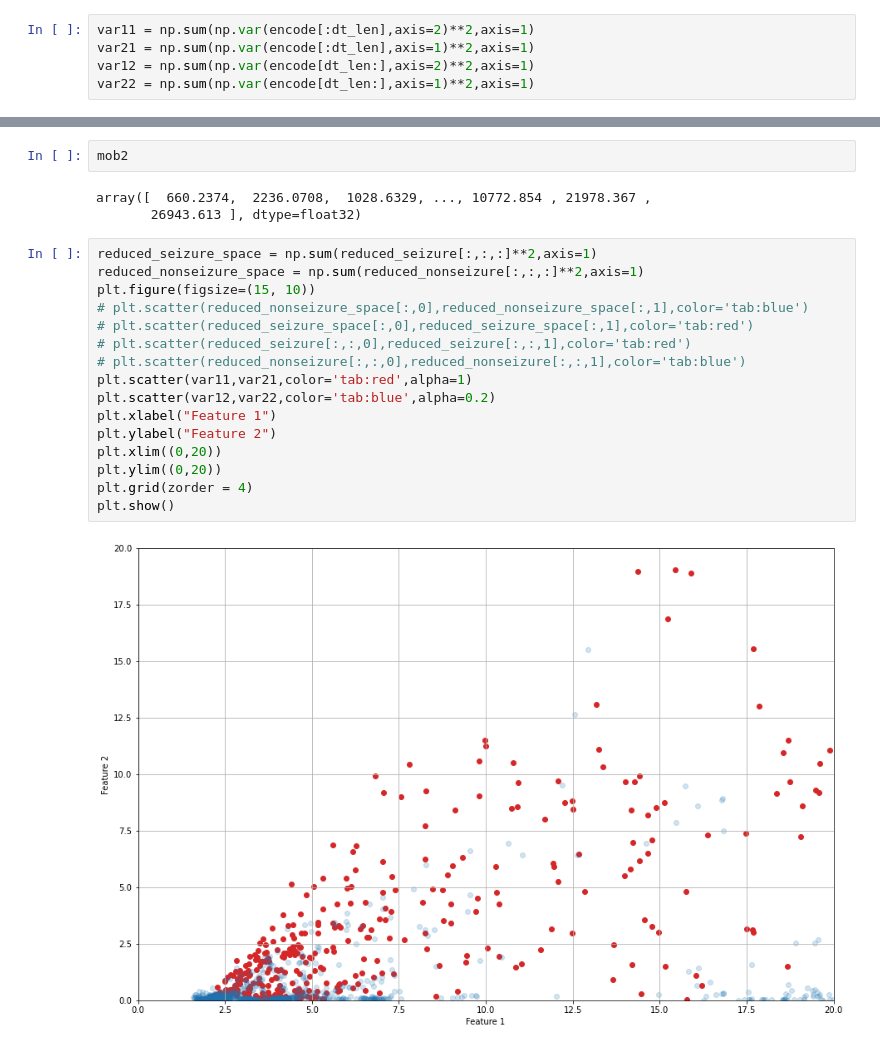
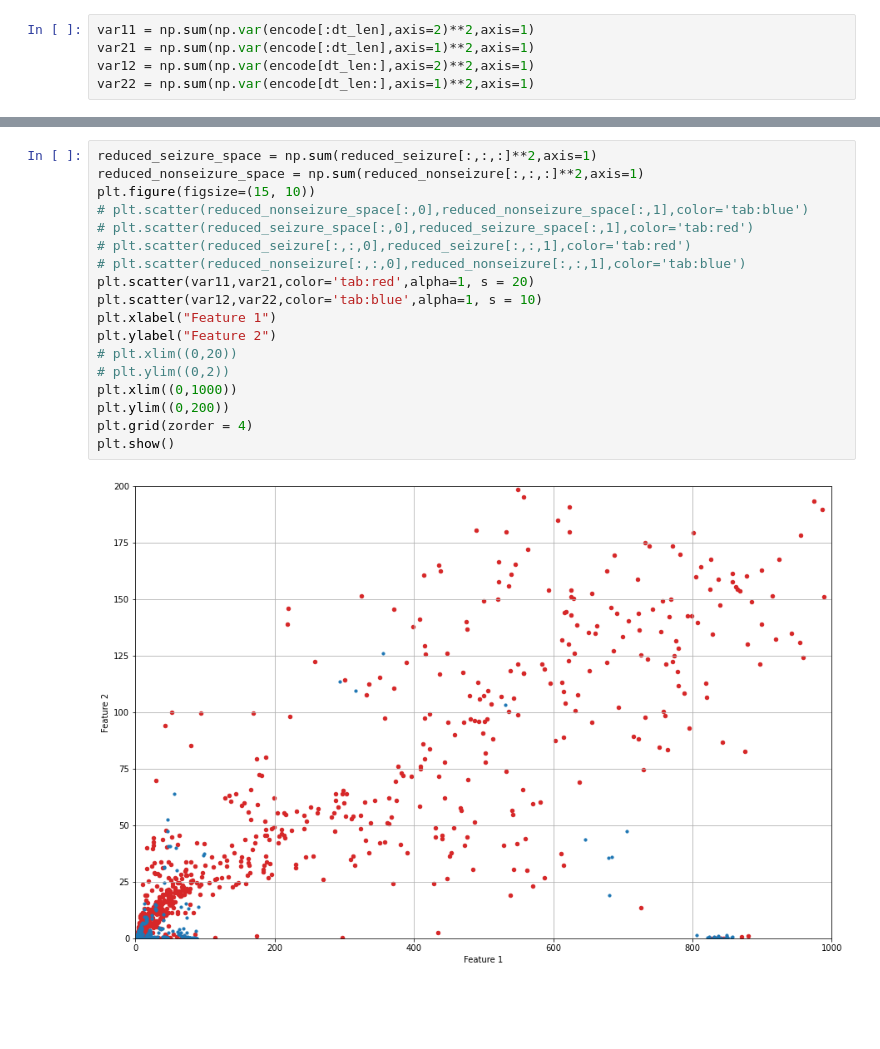
Before and after one commit to sirrus98/ieeg_toy_template, a Jupyter notebook: autoencoder_test.ipynb, the cells around one changed output, grey strips where cells are left out. Cells and saved outputs as stored; diff of their text form; blank space fills up the shorter version.

```diff
--- a/autoencoder_test.ipynb
+++ b/autoencoder_test.ipynb
@@ -263,23 +248,20 @@ array([ 416.17206, 1418.74   , 1225.3008 , ...,  881.36194,  647.5569 ,
-# %%
-mob2
-# %% [output]
-array([  660.2374,  2236.0708,  1028.6329, ..., 10772.854 , 21978.367 ,
-       26943.613 ], dtype=float32)
 # %%
 reduced_seizure_space = np.sum(reduced_seizure[:,:,:]**2,axis=1)
 reduced_nonseizure_space = np.sum(reduced_nonseizure[:,:,:]**2,axis=1)
 plt.figure(figsize=(15, 10))
 # plt.scatter(reduced_nonseizure_space[:,0],reduced_nonseizure_space[:,1],color='tab:blue')
 # plt.scatter(reduced_seizure_space[:,0],reduced_seizure_space[:,1],color='tab:red')
 # plt.scatter(reduced_seizure[:,:,0],reduced_seizure[:,:,1],color='tab:red')
 # plt.scatter(reduced_nonseizure[:,:,0],reduced_nonseizure[:,:,1],color='tab:blue')
-plt.scatter(var11,var21,color='tab:red',alpha=1)
-plt.scatter(var12,var22,color='tab:blue',alpha=0.2)
+plt.scatter(var11,var21,color='tab:red',alpha=1, s = 20)
+plt.scatter(var12,var22,color='tab:blue',alpha=1, s = 10)
 plt.xlabel("Feature 1")
 plt.ylabel("Feature 2")
-plt.xlim((0,20))
-plt.ylim((0,20))
+# plt.xlim((0,20))
+# plt.ylim((0,2))
+plt.xlim((0,1000))
+plt.ylim((0,200))
 plt.grid(zorder = 4)
 plt.show()
 # %% [output]
-[figure, old version]
+[figure, new version]
```
Also changed, not shown: parts of 2 cells of this notebook.
